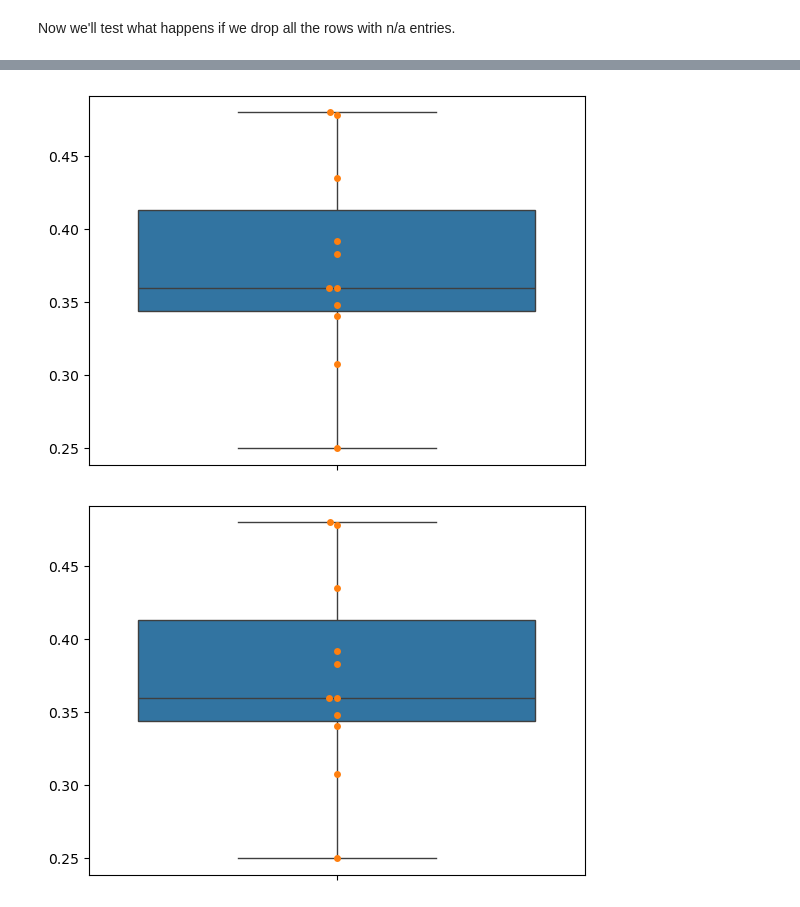
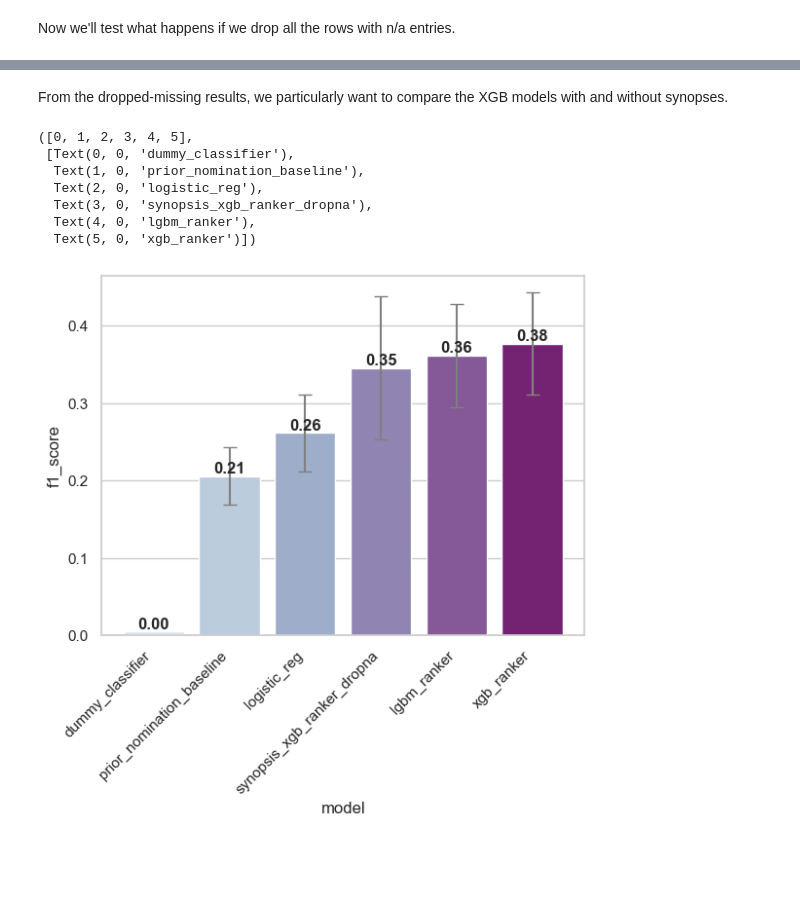
Before and after one commit to Erdos-Projects/summer26-nomination-worthy-books, a Jupyter notebook: CLEAN-REPO/results/model_evaluation_comparison.ipynb, the cells around one changed output, grey strips where cells are left out. Saved outputs shown, nothing was run; the diff lists cells and outputs as text; code cells hidden in the pictures; blank space fills up the shorter version.

Commit message:
Updated model evaluation notebook and full comparison plots.

```diff
--- a/CLEAN-REPO/results/model_evaluation_comparison.ipynb
+++ b/CLEAN-REPO/results/model_evaluation_comparison.ipynb
@@ -84,11 +84,13 @@ dummy_pred = dummy_classifier.predict(books_test[features])
 from sklearn.metrics import confusion_matrix
 from sklearn.metrics import f1_score
 from sklearn.metrics import precision_score, ndcg_score, recall_score, average_precision_score
+from sklearn.metrics import confusion_matrix
 
 model_results['dummy_classifier'] = {
     'f1_score': f1_score(books_test['target'], dummy_pred),
     'precision': precision_score(books_test['target'], dummy_pred),
-    'recall': recall_score(books_test['target'], dummy_pred)
+    'recall': recall_score(books_test['target'], dummy_pred),
+    'cm': confusion_matrix(books_test['target'], dummy_pred, normalize='true')
 
     # add more
 }
@@ -359,13 +392,23 @@ top20 = (test_set1['rank_within_year'] <= 20).astype(int)
 top100 = (test_set1['rank_within_year'] <= 100).astype(int)
 
 
+xgbr_yearly_f1 = []
+
+for yr, grp in books_test.groupby('release_year'):
+    y_true = grp['target'].values.astype(int)
+    ranks = grp['rank_within_year']
+    topk_year = (grp['rank_within_year'] <= num_finalists).astype(int)
+    xgbr_yearly_f1.append(f1_score(y_true, topk_year))
 
 model_results['synopsis_xgb_ranker'] = {
     'f1_score': f1_score(books_test['target'], topk),
+    'f1_std': np.std(xgbr_yearly_f1),
     'precision': precision_score(books_test['target'], topk),
     'recall': recall_score(books_test['target'], topk),
     'precision@10': precision_score(books_test['target'], top10),
     'precision@15': precision_score(books_test['target'], top15),
     'precision@20': precision_score(books_test['target'], top20),
+    'cm': confusion_matrix(books_test['target'], topk, normalize='true')
+
     # add more if need
 }
@@ -673,18 +631,38 @@ plt.show()
-# %%
-import seaborn as sns
-
-ax = sns.boxplot(data=f1scores)
-
-sns.swarmplot(data=f1scores)
-plt.show()
-# %% [output]
-[figure, removed]
-# %%
-import seaborn as sns
-
-ax = sns.boxplot(data=f1scores)
-
-sns.swarmplot(data=f1scores)
-plt.show()
-# %% [output]
-[figure, removed]
+# %% [markdown]
+From the dropped-missing results, we particularly want to compare the XGB models with and without synopses.
+# %%
+model_results['synopsis_xgb_ranker_dropna'] = dropna_results['synopsis_xgb_ranker']
+# %%
+results_df = pd.DataFrame(model_results).T.reset_index().rename(columns={'index': 'model'})
+
+results_df = results_df[results_df['model'] != 'synopsis_xgb_ranker']
+
+expanded_df = results_df.melt(id_vars='model', var_name='metric', value_name='score')
+# %%
+import seaborn as sns
+sns.set_theme(style="whitegrid", font="sans-serif")
+
+ax = sns.barplot(data=results_df.sort_values(by='f1_score'), x='model', y='f1_score', hue='model', palette='BuPu')
+
+for container in ax.containers:
+    ax.bar_label(container, fmt="%.2f", fontweight='bold')
+
+plt.errorbar(
+    x=results_df['model'],
+    y=results_df['f1_score'],
+    yerr=results_df['f1_std'],
+    fmt='none',
+    ecolor='grey',
+    capsize=5,
+)
+
+plt.xticks(rotation=45, ha='right')
+# %% [output]
+([0, 1, 2, 3, 4, 5],
+ [Text(0, 0, 'dummy_classifier'),
+  Text(1, 0, 'prior_nomination_baseline'),
+  Text(2, 0, 'logistic_reg'),
+  Text(3, 0, 'synopsis_xgb_ranker_dropna'),
+  Text(4, 0, 'lgbm_ranker'),
+  Text(5, 0, 'xgb_ranker')])
+[figure, added]
```
Also changed, not shown: parts of 25 cells of this notebook, 2 other files.
